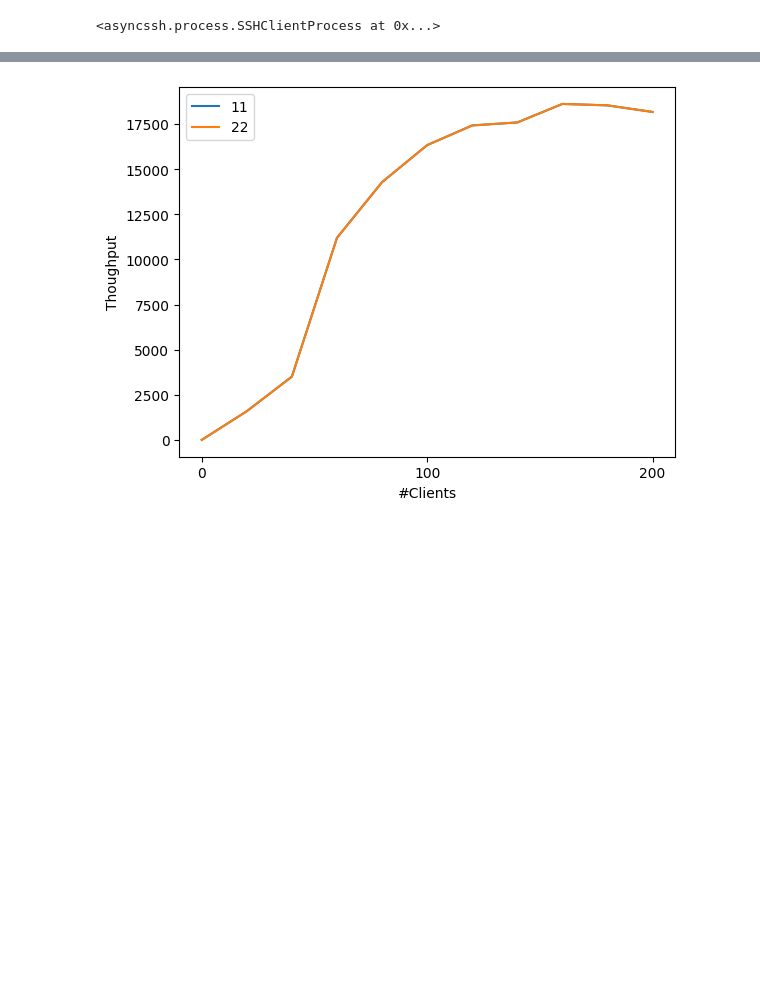
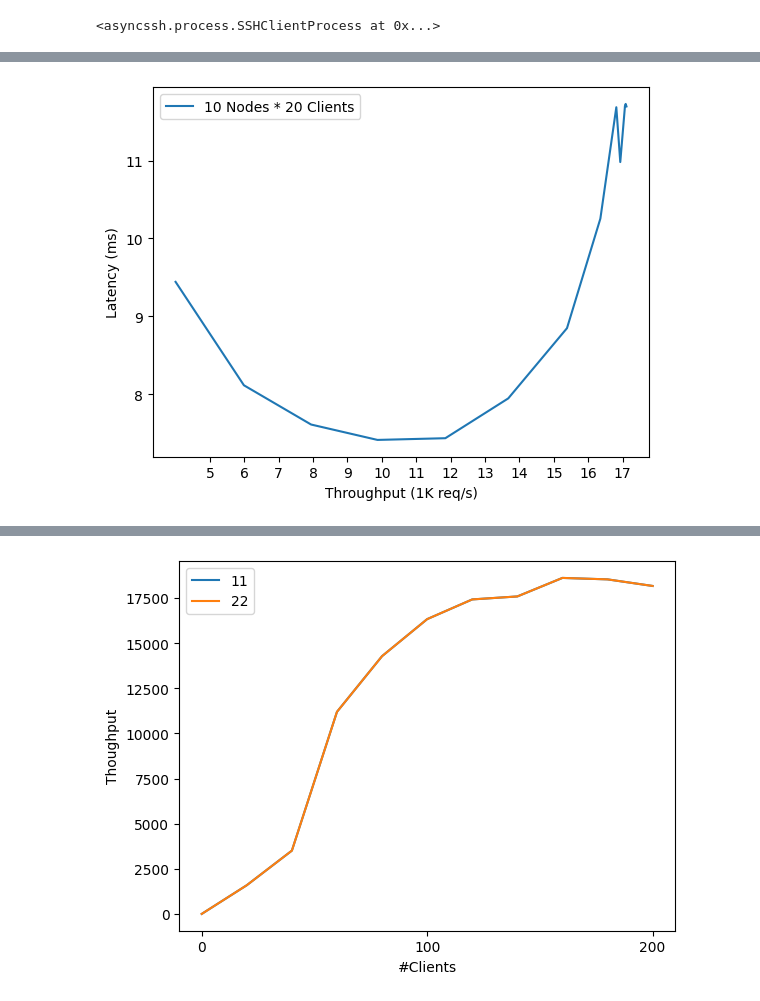
Before and after one commit to princeton-sns/frida, a Jupyter notebook: benchmark_notebook.ipynb, the cells around one changed output, grey strips where cells are left out. Drawn from its saved outputs; the diff is of its cells as text; code cells hidden in the pictures; blank space fills up the shorter version.

Commit message:
refactored latency bench

```diff
--- a/benchmark_notebook.ipynb
+++ b/benchmark_notebook.ipynb
@@ -62,8 +79,0 @@ server_task = await run_server("node0")
-# %%
-server_task = await run_server("node0")
-client_task = await run_client("node1", "abcd")
-# print(await client_task.stdout.read()) # TODO this blocks indefinitely
-# time.sleep(15)
-client_task.terminate()
-server_task.terminate()
-await run_command("node0", "rm -r ~/storage")
@@ -72,7 +80,2 @@ await run_command("node0", "rm -r ~/storage")
-# %%
-# Kill everything
-for i in range(1, num_nodes + 1):
-    await run_command("node{}".format(i), "pkill client")
-await kill_server("node0")
 # %%
 async def run_throughput_exp(num_nodes = 2, duration = 20, keepout = 5, data_size = 0, min_cpn = 20, max_cpn = 100, step_size = 5, warmup_period = 5, server_node = "node0"):
@@ -117,0 +158,4 @@ async def run_throughput_exp(num_nodes = 2, duration = 20, keepout = 5, data_siz
+# %%
+throughputs_N10C20, latencies_N10C20 = await run_latency_exp(num_nodes=10, duration = 30, keepout = 5, num_clients_per_node=20, min_tpc = 20, max_tpc = 150, step_size = 10,warmup_period = 3)
+%store throughputs_N10C20
+%store latencies_N10C20
@@ -118,3 +204,19 @@ async def run_throughput_exp(num_nodes = 2, duration = 20, keepout = 5, data_siz
+# %%
+def co_sort(arr1, arr2, on="first"):
+    combined = [(arr1[i], arr2[i]) for i in range(len(arr1))]
+    combined.sort(key=(lambda x:x[0]) if on=="first" else (lambda x:x[1]))
+    return [e[0] for e in combined],[e[1] for e in combined]
+# %%
+throughputs_sorted, latencies_sorted = co_sort(throughputs_N10C20, latencies_N10C20)
+plt.plot(np.array(throughputs_sorted)/1000, latencies_sorted, label="10 Nodes * 20 Clients")
+# plt.plot(num_clients, throughputs, label="22")
+plt.xticks(np.arange(5, 18, step = 1))
+plt.xlabel("Throughput (1K req/s)")
+plt.ylabel("Latency (ms)")
+plt.legend()
+plt.show()
+# %% [output]
+[figure, added]
 # %%
 num_clients_n1, throughputs_n1 = await run_throughput_exp(num_nodes = 1, min_cpn = 8, max_cpn = 200, step_size=8)
 %store num_clients_n1
```
Also changed, not shown: parts of 9 cells of this notebook, 5 other files.
